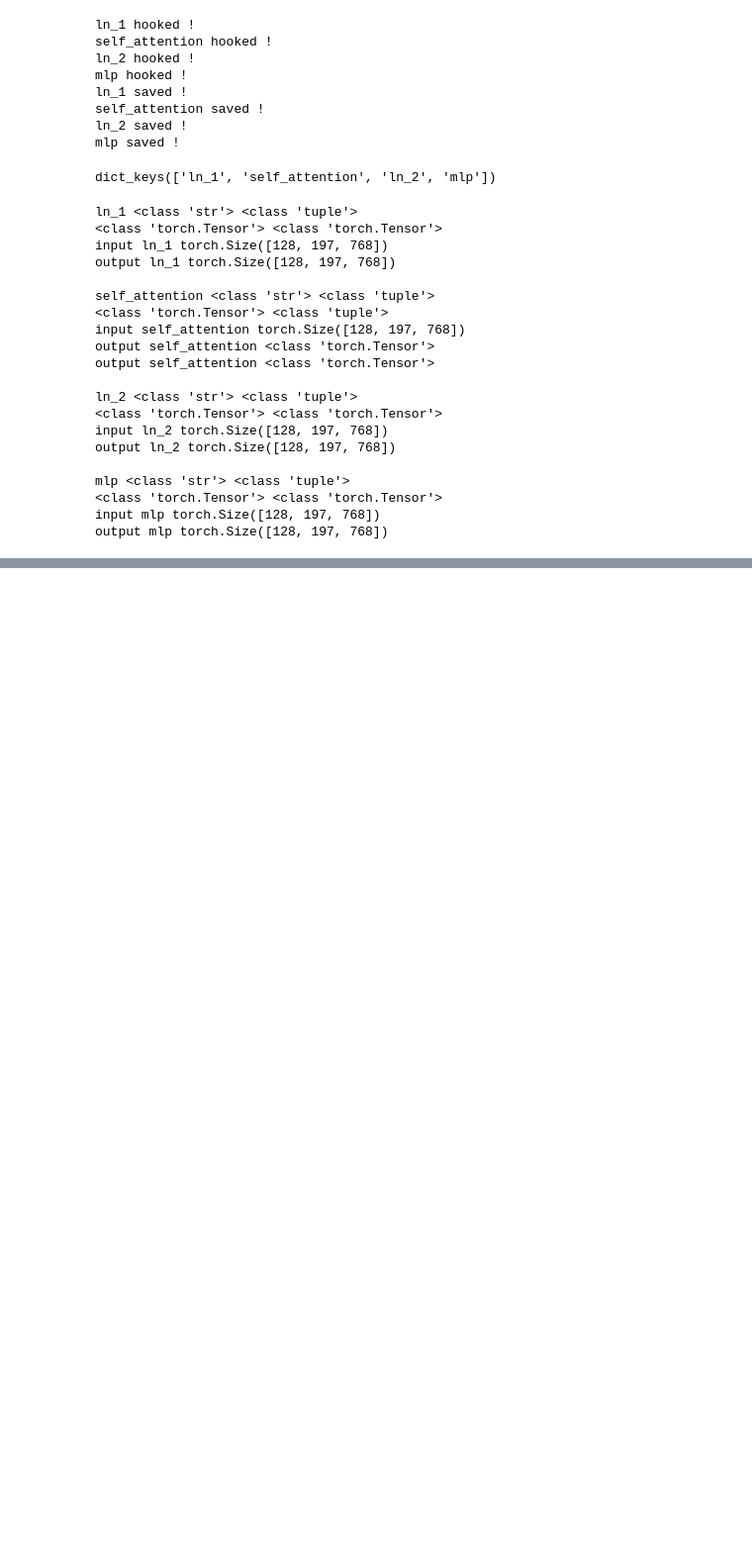
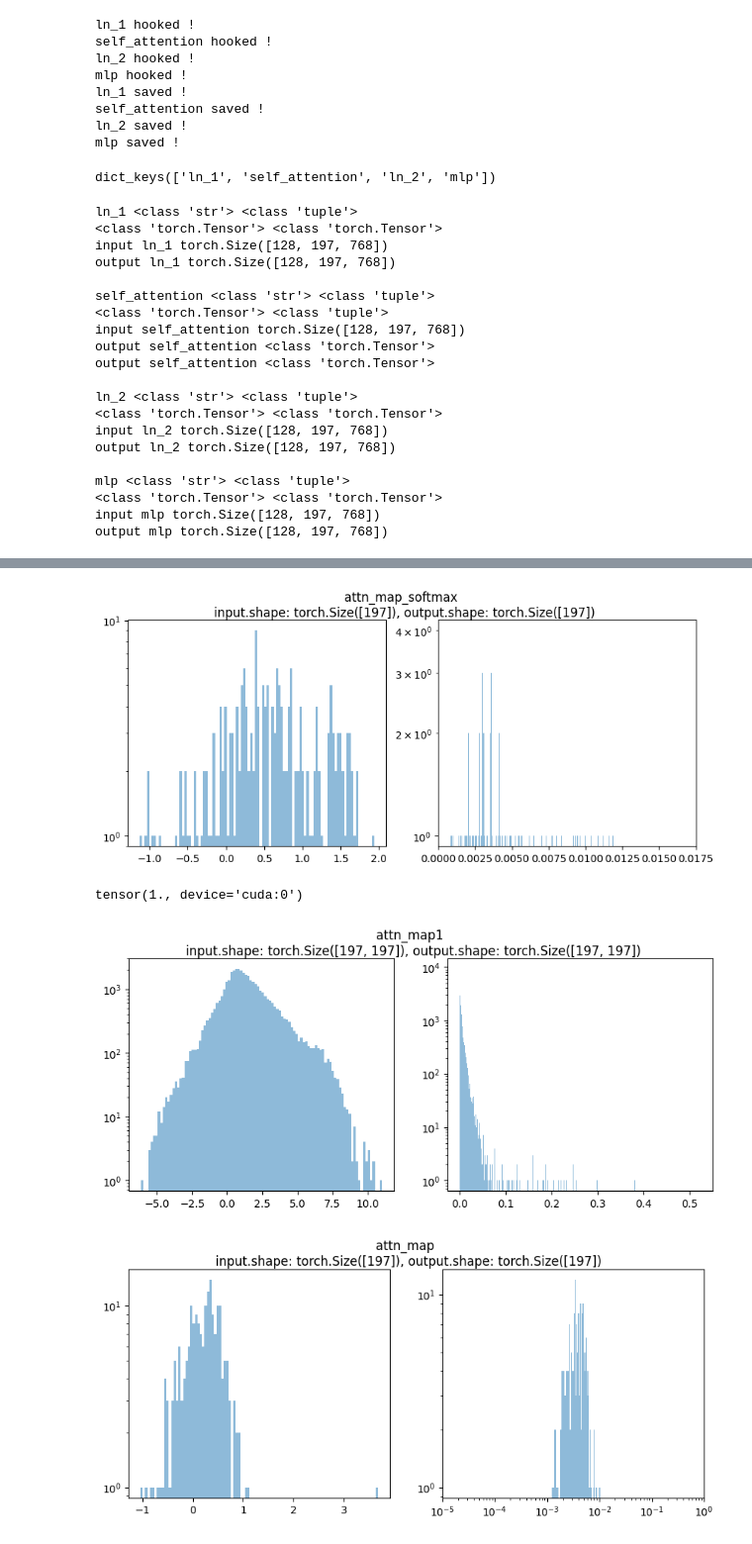
Before and after one commit to jiho264/myQuantTF, a Jupyter notebook: ViTActivationViewer.ipynb, the cells around one changed output, grey strips where cells are left out. Shown: that part at 99% size. Drawn from its saved outputs; the diff is of its cells as text; code cells hidden in the pictures; blank space fills up the shorter version.

```diff
--- a/ViTActivationViewer.ipynb
+++ b/ViTActivationViewer.ipynb
@@ -169 +169,16 @@ for key, value in saver.items():
 residual addition
+# %%
+attn_map_qk = torch.load("attn_map_qk.pt")
+attn_map_softmax = torch.load("attn_map_softmax.pt")
+
+plot_data(attn_map_qk[0, 0, 0, :], attn_map_softmax[0, 0, 0, :], "attn_map_softmax")
+print(attn_map_softmax[0, 0, 0, :].sum())
+
+plot_data(attn_map_qk[0, 0, :, :], attn_map_softmax[0, 0, :, :], "attn_map1")
+plot_data(attn_map_qk[0, 1, 1, :], attn_map_softmax[0, 1, 1, :], "attn_map")
+# plot_data(attn_map_qk[10, 0, :, :], attn_map_softmax[10, 0, :, :], "attn_map_softmax")
+# %% [output]
+[figure, added]
+tensor(1., device='cuda:0')
+[figure, added]
+[figure, added]
```
Also changed, not shown: parts of 3 cells of this notebook, 3 other files.
